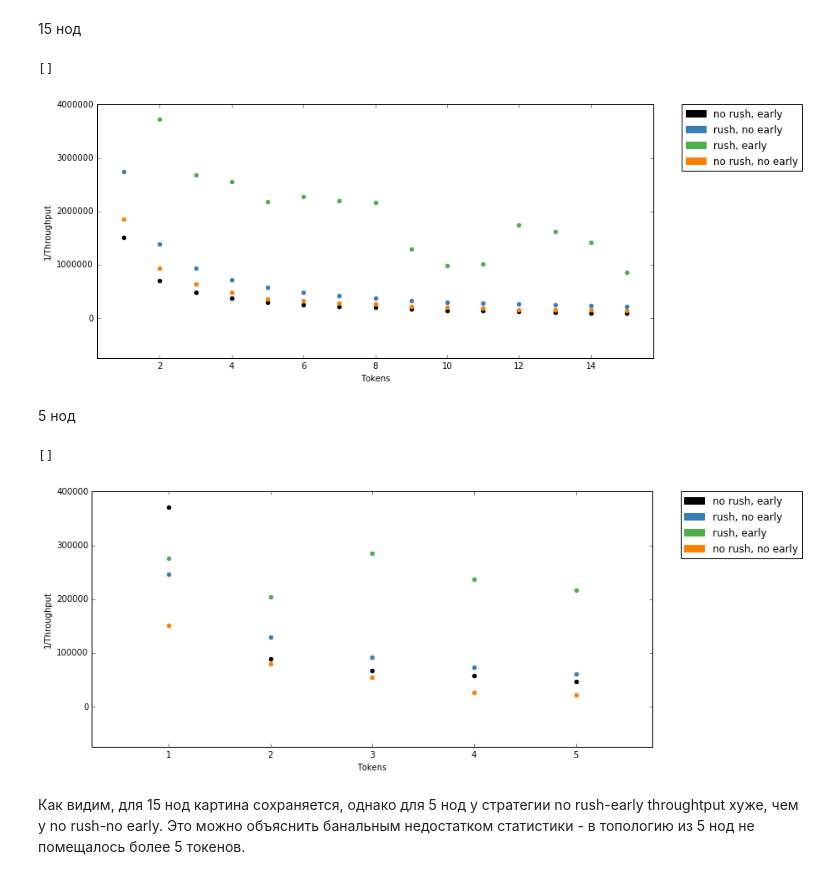
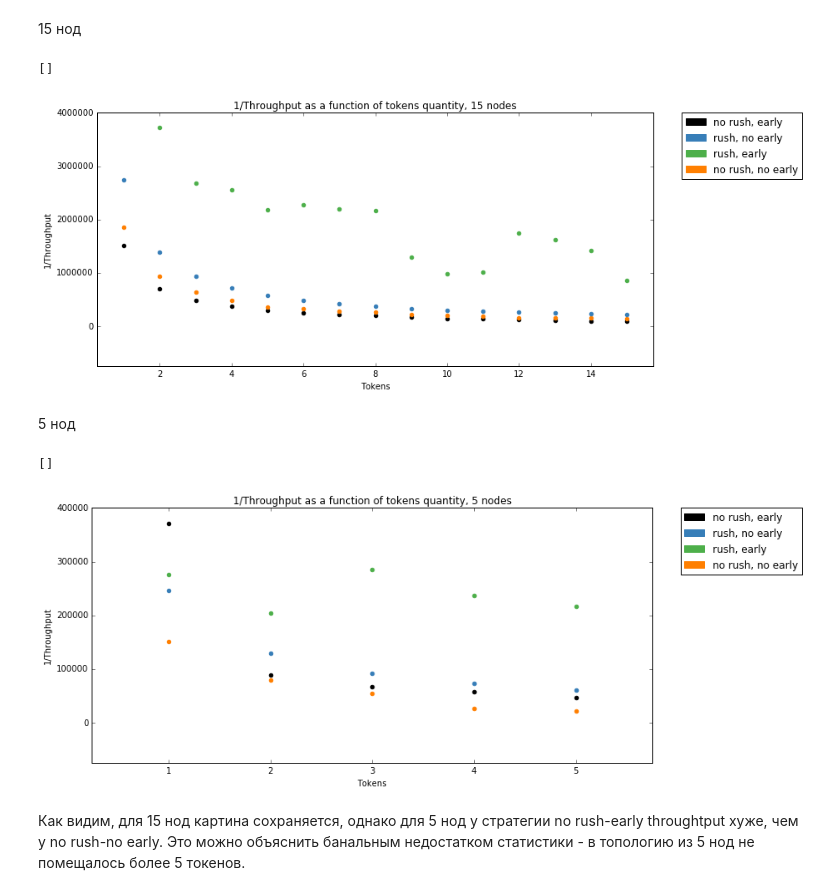
Before and after one commit to mrGlebao/TokenRing, a Jupyter notebook: research/MetaNotebookProcess.ipynb, the cells around one changed output. Cells and saved outputs as stored; diff of their text form; code cells hidden in the pictures.

```diff
--- a/research/MetaNotebookProcess.ipynb
+++ b/research/MetaNotebookProcess.ipynb
@@ -388,6 +400,7 @@ plt.scatter(norush_noearly_15nodes["tok"], norush_noearly_15nodes["cir"]/norush_
 plt.scatter(rush_noearly_15nodes["tok"], rush_noearly_15nodes["cir"]/rush_noearly_15nodes["tok"], color="#377eb8")
 plt.xlabel("Tokens")
 plt.ylabel("1/Throughput")
+plt.title("1/Throughput as a function of tokens quantity, 15 nodes")
 plt.ylim(ymax=4000000, ymin = -750000)
 plt.xlim(xmax=15.75, xmin = 0.25)
 
@@ -396,27 +409,28 @@ plt.legend(bbox_to_anchor=(1.05, 1), loc=2, borderaxespad=0., handles=[red_patch
 plt.plot()
 # %% [output]
 []
-[figure, old version]
+[figure, new version]
 # %% [markdown]
 5 нод
 # %%
 figure_for_scatter()
 plt.subplot(211)
 plt.scatter(norush_early_5nodes["tok"], norush_early_5nodes["cir"]/norush_early_5nodes["tok"], color="black")
 plt.scatter(rush_early_5nodes["tok"], rush_early_5nodes["cir"]/rush_early_5nodes["tok"], color="#4daf4a")
 plt.scatter(norush_noearly_5nodes["tok"], norush_noearly_5nodes["cir"]/norush_noearly_5nodes["tok"], color="#ff7f00")
 plt.scatter(rush_noearly_5nodes["tok"], rush_noearly_5nodes["cir"]/rush_noearly_5nodes["tok"], color="#377eb8")
 plt.xlabel("Tokens")
 plt.ylabel("1/Throughput")
+plt.title("1/Throughput as a function of tokens quantity, 5 nodes")
 plt.ylim(ymax=400000, ymin = -75000)
 plt.xlim(xmax=5.75, xmin = 0.25)
 
 plt.legend(bbox_to_anchor=(1.05, 1), loc=2, borderaxespad=0., handles=[red_patch, blue_patch, green_patch, yellow_patch])
 
 plt.plot()
 # %% [output]
 []
-[figure, old version]
+[figure, new version]
 # %% [markdown]
 Как видим, для 15 нод картина сохраняется, однако для 5 нод у стратегии no rush-early throughtput хуже, чем у no rush-no early. Это можно объяснить банальным недостатком статистики - в топологию из 5 нод не помещалось более 5 токенов.
 # %% [markdown]
```
Also changed, not shown: parts of 20 cells of this notebook.
